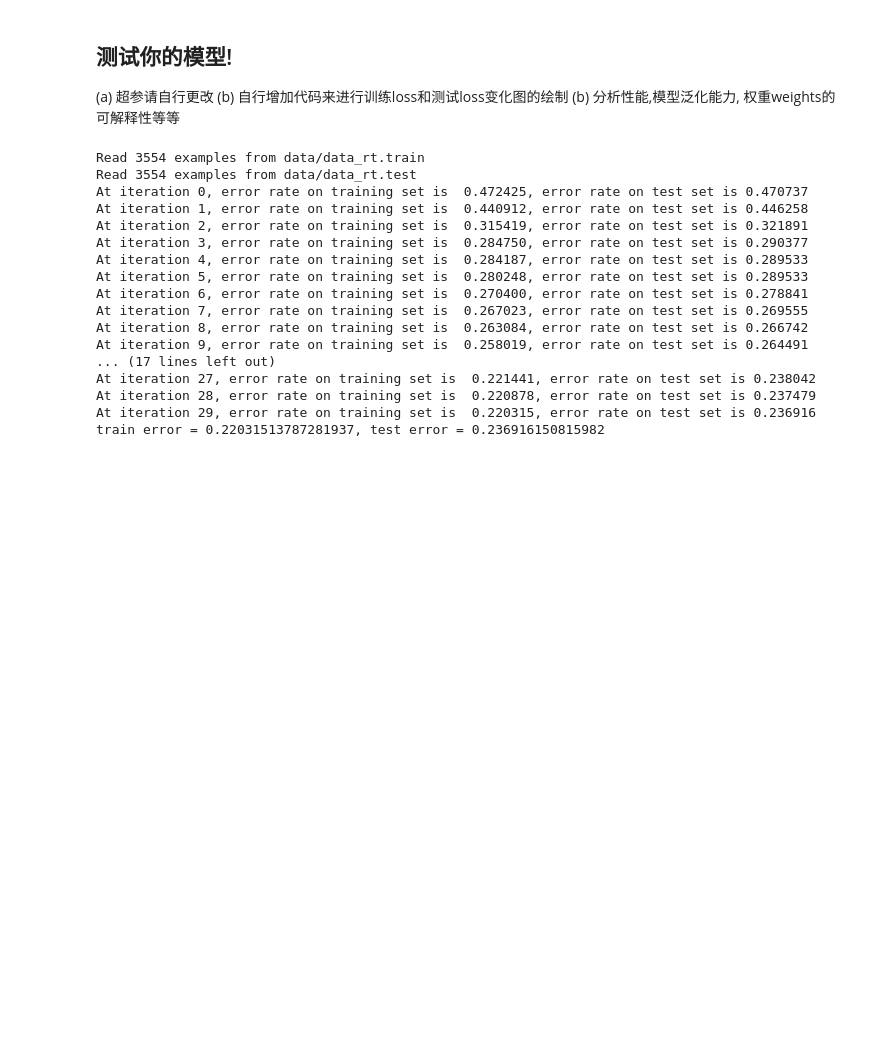
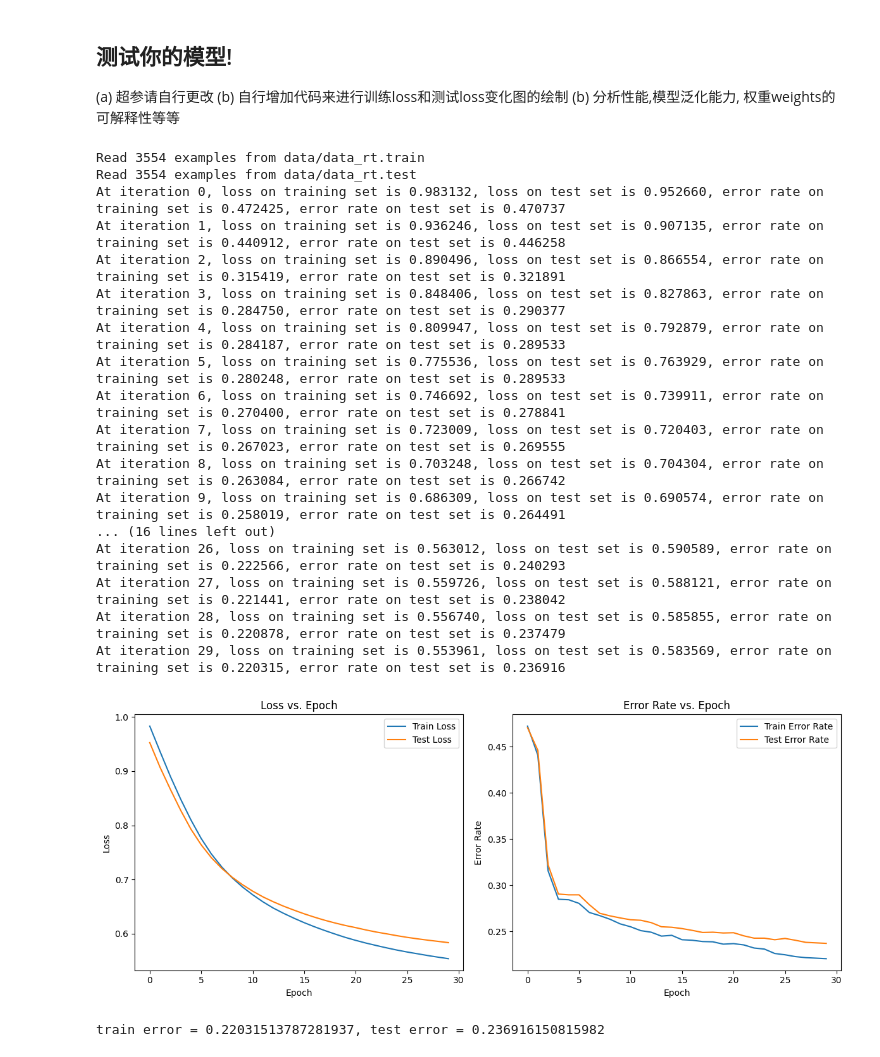
Before and after one commit to JaegerZhao/Natural-language-processing, a Jupyter notebook: 3 情感分析案例/senti_analysis.ipynb, the cells around one changed output. Saved outputs shown, nothing was run; the diff lists cells and outputs as text; code cells hidden in the pictures; blank space fills up the shorter version.

```diff
--- a/3 情感分析案例/senti_analysis.ipynb
+++ b/3 情感分析案例/senti_analysis.ipynb
@@ -220,23 +311,34 @@ def TestModel(numIters, eta):
 (a) 超参请自行更改
 (b) 自行增加代码来进行训练loss和测试loss变化图的绘制
 (b) 分析性能,模型泛化能力, 权重weights的可解释性等等
-# %%
-TestModel(30, 0.01)
-# %% [output]
-Read 3554 examples from data/data_rt.train
-Read 3554 examples from data/data_rt.test
-At iteration 0, error rate on training set is  0.472425, error rate on test set is 0.470737
-At iteration 1, error rate on training set is  0.440912, error rate on test set is 0.446258
-At iteration 2, error rate on training set is  0.315419, error rate on test set is 0.321891
-At iteration 3, error rate on training set is  0.284750, error rate on test set is 0.290377
-At iteration 4, error rate on training set is  0.284187, error rate on test set is 0.289533
-At iteration 5, error rate on training set is  0.280248, error rate on test set is 0.289533
-At iteration 6, error rate on training set is  0.270400, error rate on test set is 0.278841
-At iteration 7, error rate on training set is  0.267023, error rate on test set is 0.269555
-At iteration 8, error rate on training set is  0.263084, error rate on test set is 0.266742
-At iteration 9, error rate on training set is  0.258019, error rate on test set is 0.264491
-... (17 lines left out)
-At iteration 27, error rate on training set is  0.221441, error rate on test set is 0.238042
-At iteration 28, error rate on training set is  0.220878, error rate on test set is 0.237479
-At iteration 29, error rate on training set is  0.220315, error rate on test set is 0.236916
-train error = 0.22031513787281937, test error = 0.236916150815982
+# %%
+def Word2Vec_Model(numIters, eta):
+    trainExamples = readExamples('data/data_rt.train')
+    testExamples = readExamples('data/data_rt.test')
+    featureExtractor = extractFeatures_wordvec
+    weights = learnPredictor(trainExamples, testExamples, featureExtractor, numIters=numIters, eta=eta)
+    trainError = evaluatePredictor(trainExamples, lambda x : (1 if dotProduct(featureExtractor(x), weights) >= 0 else -1))
+    testError = evaluatePredictor(testExamples, lambda x : (1 if dotProduct(featureExtractor(x), weights) >= 0 else -1))
+    print ("train error = %s, test error = %s" % (trainError, testError))
+
+Word2Vec_Model(30, 0.01)
+# %% [output]
+Read 3554 examples from data/data_rt.train
+Read 3554 examples from data/data_rt.test
+At iteration 0, loss on training set is 0.983132, loss on test set is 0.952660, error rate on training set is 0.472425, error rate on test set is 0.470737
+At iteration 1, loss on training set is 0.936246, loss on test set is 0.907135, error rate on training set is 0.440912, error rate on test set is 0.446258
+At iteration 2, loss on training set is 0.890496, loss on test set is 0.866554, error rate on training set is 0.315419, error rate on test set is 0.321891
+At iteration 3, loss on training set is 0.848406, loss on test set is 0.827863, error rate on training set is 0.284750, error rate on test set is 0.290377
+At iteration 4, loss on training set is 0.809947, loss on test set is 0.792879, error rate on training set is 0.284187, error rate on test set is 0.289533
+At iteration 5, loss on training set is 0.775536, loss on test set is 0.763929, error rate on training set is 0.280248, error rate on test set is 0.289533
+At iteration 6, loss on training set is 0.746692, loss on test set is 0.739911, error rate on training set is 0.270400, error rate on test set is 0.278841
+At iteration 7, loss on training set is 0.723009, loss on test set is 0.720403, error rate on training set is 0.267023, error rate on test set is 0.269555
+At iteration 8, loss on training set is 0.703248, loss on test set is 0.704304, error rate on training set is 0.263084, error rate on test set is 0.266742
+At iteration 9, loss on training set is 0.686309, loss on test set is 0.690574, error rate on training set is 0.258019, error rate on test set is 0.264491
+... (16 lines left out)
+At iteration 26, loss on training set is 0.563012, loss on test set is 0.590589, error rate on training set is 0.222566, error rate on test set is 0.240293
+At iteration 27, loss on training set is 0.559726, loss on test set is 0.588121, error rate on training set is 0.221441, error rate on test set is 0.238042
+At iteration 28, loss on training set is 0.556740, loss on test set is 0.585855, error rate on training set is 0.220878, error rate on test set is 0.237479
+At iteration 29, loss on training set is 0.553961, loss on test set is 0.583569, error rate on training set is 0.220315, error rate on test set is 0.236916
+[figure, added]
+train error = 0.22031513787281937, test error = 0.236916150815982
```
Also changed, not shown: parts of 4 cells of this notebook, 1 other file.
